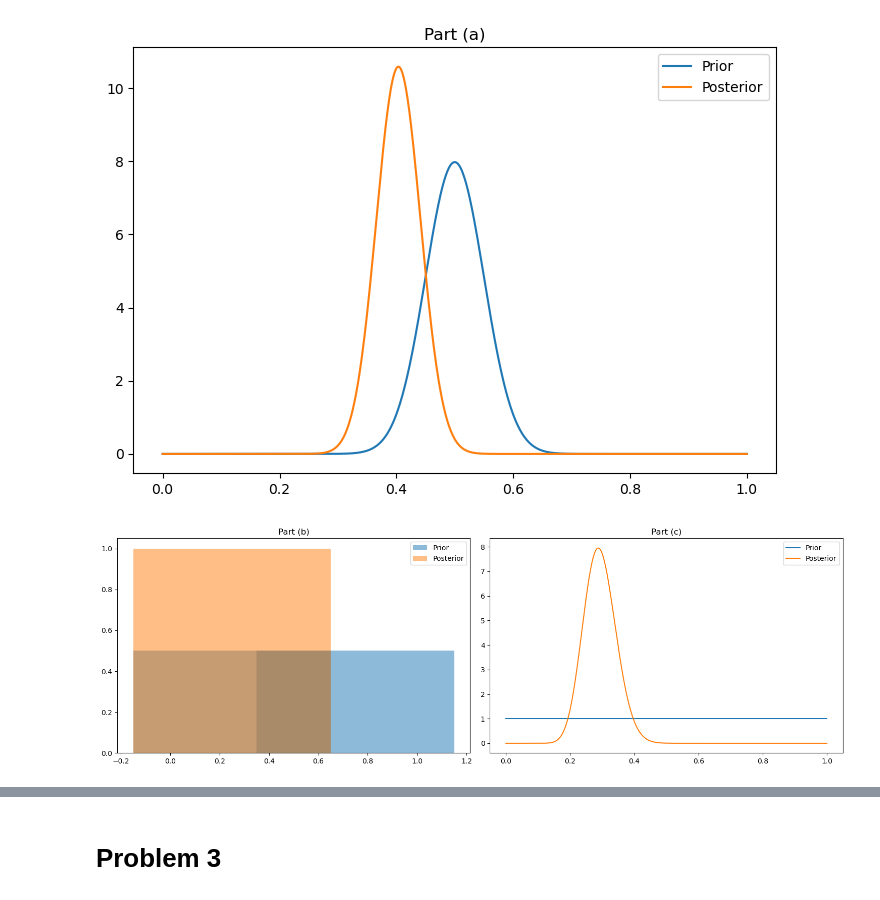
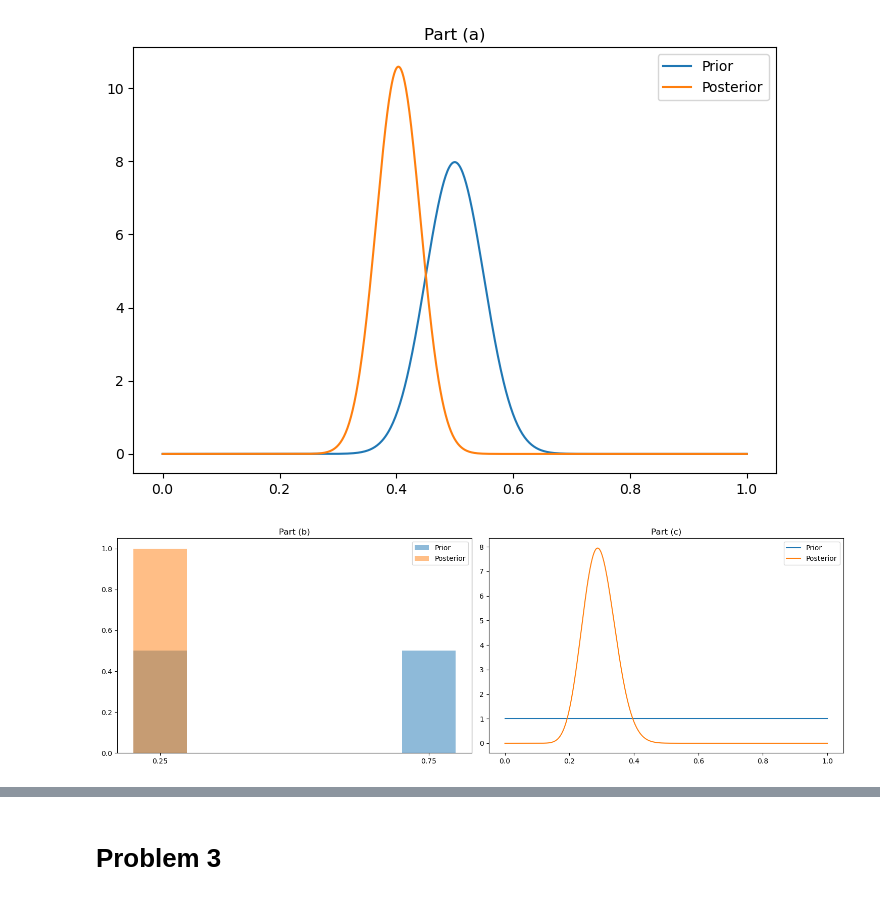
Before and after one commit to Drnuc/NPRE-561, a Jupyter notebook: HW9.ipynb, the cells around one changed output, grey strips where cells are left out. Saved outputs shown, nothing was run; the diff lists cells and outputs as text; code cells hidden in the pictures.

```diff
--- a/HW9.ipynb
+++ b/HW9.ipynb
@@ -108,0 +121,13 @@ Normalization constant: 0.0011142697343261361
+# %%
+from scipy.integrate import quad
+from scipy.special import comb
+import numpy as np
+
+# Define the function to integrate
+def f(p):
+    return (comb(80, 23) * (p**23) * ((1-p)**(80-23)) * (1/np.sqrt(2*np.pi*(0.05**2))) * np.exp(-((p-0.5)**2)/(2*(0.05**2))))
+
+# Calculate the integral from 0 to 1
+k, error = quad(f, 0, 1)
+
+print(k)
@@ -221,33 +298,34 @@ posterior_b_unnormalized = {p: likelihood(p) * prior_b[p] for p in prior_b.keys(
 total_probability_b = sum(posterior_b_unnormalized.values())
 posterior_b = {p: posterior_b_unnormalized[p] / total_probability_b for p in prior_b.keys()}
 
 # Prior and likelihood for part (c)
 a_prior = 1
 b_prior = 1
 
 # Posterior for part (c)
 a_post = a_prior + k
 b_post = b_prior + (n - k)
 
 # Plotting
 x = np.linspace(0, 1, 1000)
 plt.figure(figsize=(15, 5))
 
 # Part (b)
 plt.subplot(1, 2, 1)
-plt.bar(prior_b.keys(), prior_b.values(), label='Prior', alpha=0.5)
-plt.bar(posterior_b.keys(), posterior_b.values(), label='Posterior', alpha=0.5)
+plt.bar(prior_b.keys(), prior_b.values(), width=0.1, label='Prior', alpha=0.5)
+plt.bar(posterior_b.keys(), posterior_b.values(), width=0.1, label='Posterior', alpha=0.5)
+plt.xticks(list(prior_b.keys()))
 plt.title('Part (b)')
 plt.legend()
 
 # Part (c)
 plt.subplot(1, 2, 2)
 plt.plot(x, beta.pdf(x, a_prior, b_prior), label='Prior')
 plt.plot(x, beta.pdf(x, a_post, b_post), label='Posterior')
 plt.title('Part (c)')
 plt.legend()
 
 plt.tight_layout()
 plt.show()
 # %% [output]
-[figure, old version]
+[figure, new version]
```
Also changed, not shown: parts of 13 cells of this notebook.
